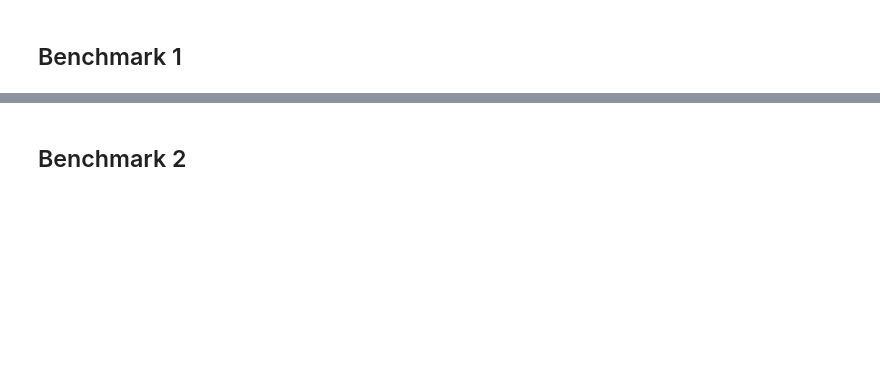
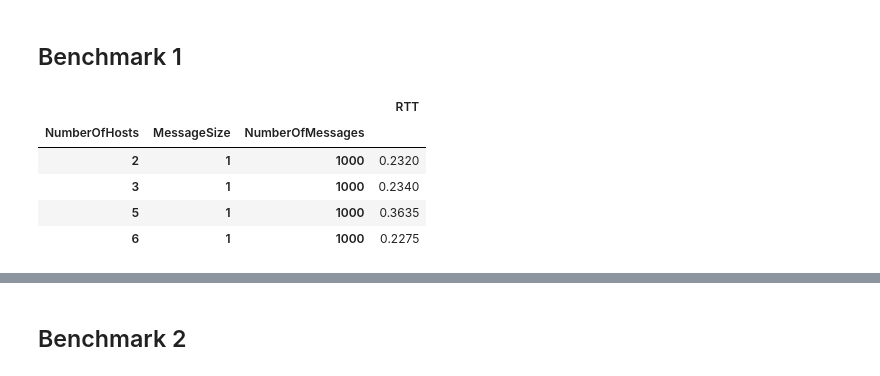
Before and after one commit to rafalencar1997/JadeContainer, a Jupyter notebook: analysis/Results.ipynb, the cells around one changed output, grey strips where cells are left out. Cells and saved outputs as stored; diff of their text form; code cells hidden in the pictures; blank space fills up the shorter version.

```diff
--- a/analysis/Results.ipynb
+++ b/analysis/Results.ipynb
@@ -69,0 +63,13 @@ df.columns = ["Address", "RTT", "MessageSize", "NumberOfMessages", "NumberOfHost
+# %%
+df = getBenchmark(1)
+dfMean = df.groupby(['NumberOfHosts', 'MessageSize', 'NumberOfMessages']).mean()
+dfStd  = df.groupby(['NumberOfHosts', 'MessageSize', 'NumberOfMessages']).std()
+dfAxis = dfMean.index.levels[0]
+df1Mean
+# %% [output]
+|  |  |  | RTT |
+| NumberOfHosts | MessageSize | NumberOfMessages |  |
+| 2 | 1 | 1000 | 0.2320 |
+| 3 | 1 | 1000 | 0.2340 |
+| 5 | 1 | 1000 | 0.3635 |
+| 6 | 1 | 1000 | 0.2275 |
```
Also changed, not shown: parts of 15 cells of this notebook, 5 other files.
